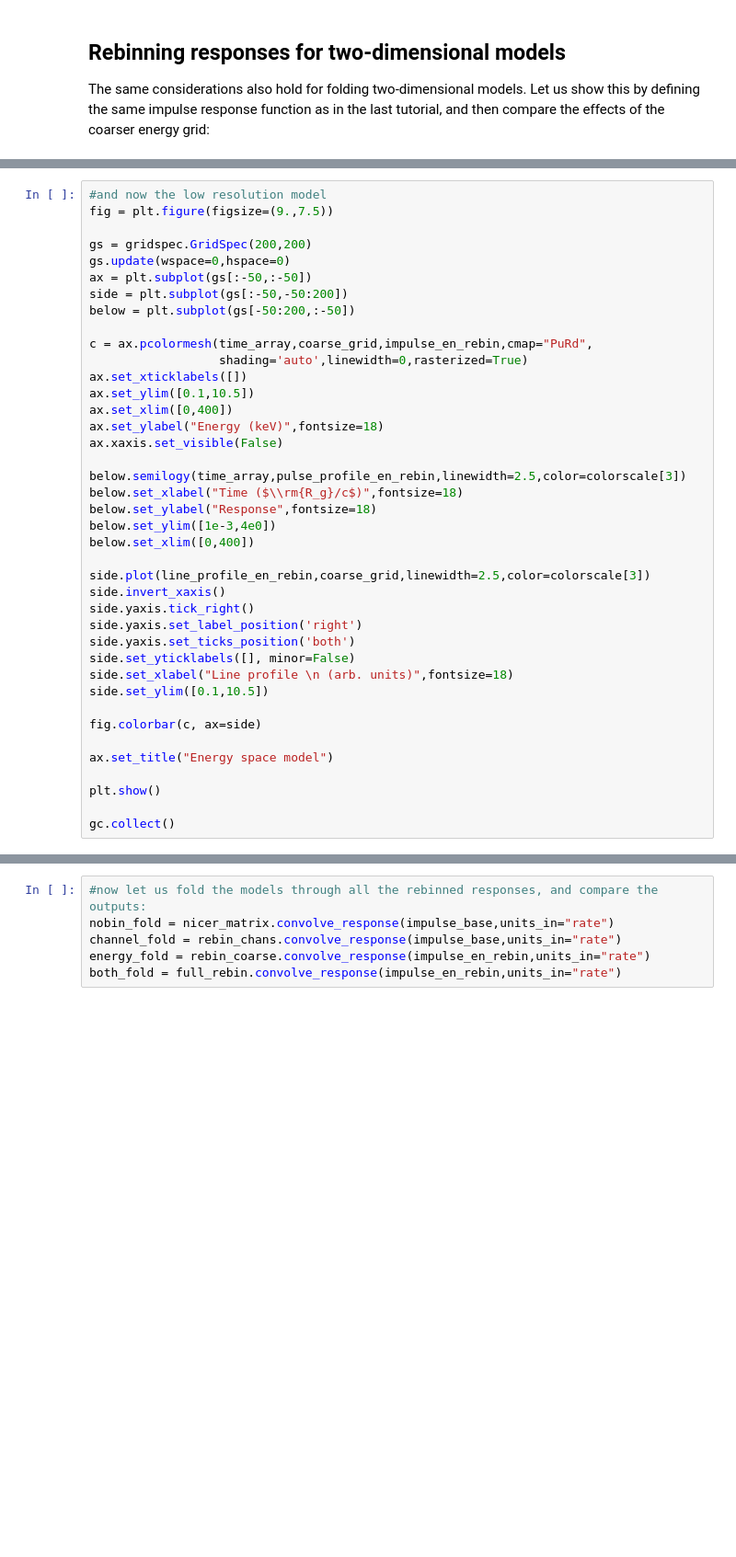
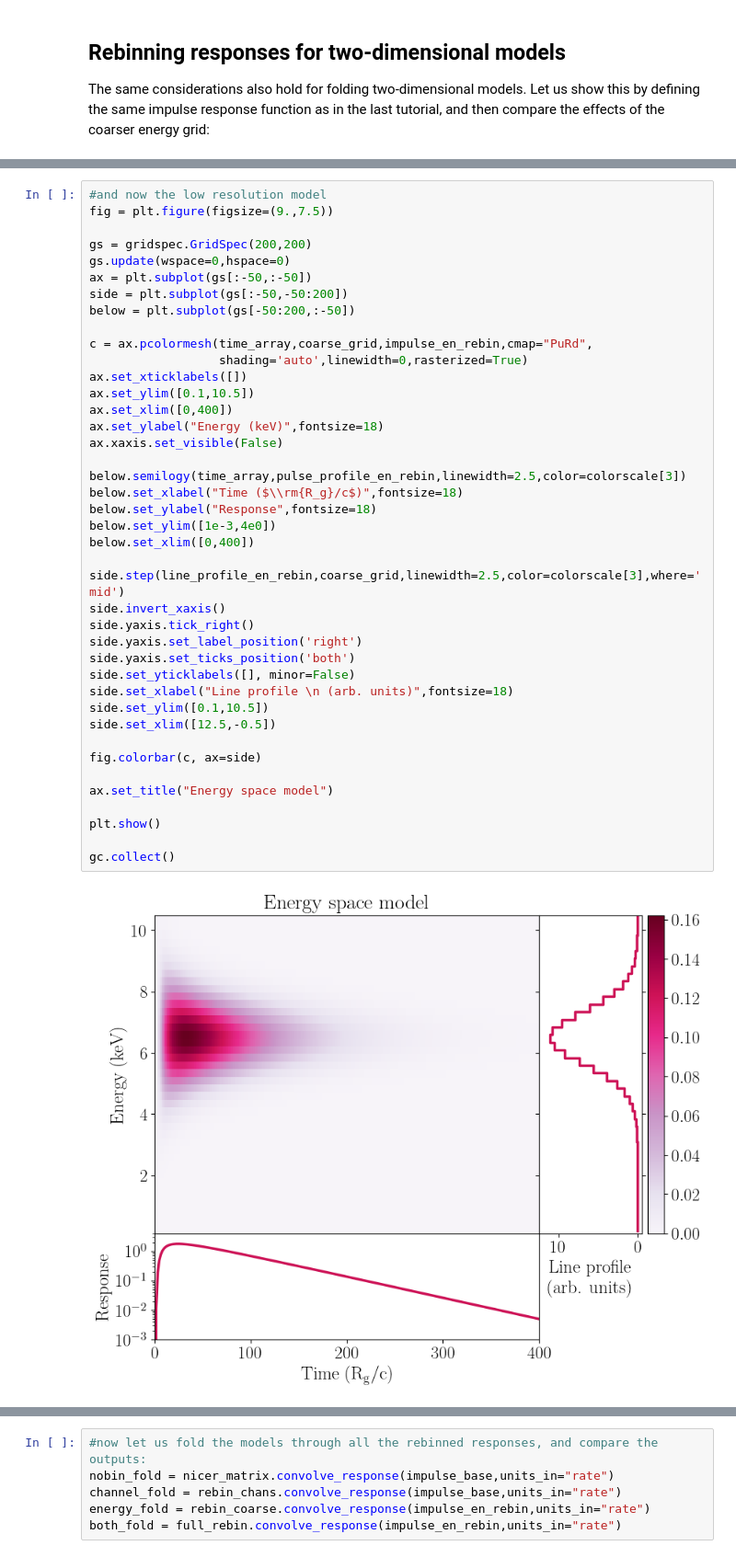
Before and after one commit to matteolucchini1/nDspec, a Jupyter notebook: docs/response_optimization.ipynb, the cells around one changed output, grey strips where cells are left out. Shown at 92% size. Saved outputs shown, nothing was run; the diff lists cells and outputs as text; blank space fills up the shorter version.

```diff
--- a/docs/response_optimization.ipynb
+++ b/docs/response_optimization.ipynb
@@ -432,31 +352,34 @@ below = plt.subplot(gs[-50:200,:-50])
 
 c = ax.pcolormesh(time_array,coarse_grid,impulse_en_rebin,cmap="PuRd",
                   shading='auto',linewidth=0,rasterized=True)
 ax.set_xticklabels([])
 ax.set_ylim([0.1,10.5])
 ax.set_xlim([0,400])
 ax.set_ylabel("Energy (keV)",fontsize=18)
 ax.xaxis.set_visible(False)
 
 below.semilogy(time_array,pulse_profile_en_rebin,linewidth=2.5,color=colorscale[3])
 below.set_xlabel("Time ($\\rm{R_g}/c$)",fontsize=18)
 below.set_ylabel("Response",fontsize=18)
 below.set_ylim([1e-3,4e0])
 below.set_xlim([0,400])
 
-side.plot(line_profile_en_rebin,coarse_grid,linewidth=2.5,color=colorscale[3])
+side.step(line_profile_en_rebin,coarse_grid,linewidth=2.5,color=colorscale[3],where='mid')
 side.invert_xaxis()
 side.yaxis.tick_right()
 side.yaxis.set_label_position('right')
 side.yaxis.set_ticks_position('both')
 side.set_yticklabels([], minor=False)
 side.set_xlabel("Line profile \n (arb. units)",fontsize=18)
 side.set_ylim([0.1,10.5])
+side.set_xlim([12.5,-0.5])
 
 fig.colorbar(c, ax=side)
 
 ax.set_title("Energy space model")
 
 plt.show()
 
 gc.collect()
+# %% [output]
+[figure, added]
```
Also changed, not shown: parts of 30 cells of this notebook, 2 other files.
